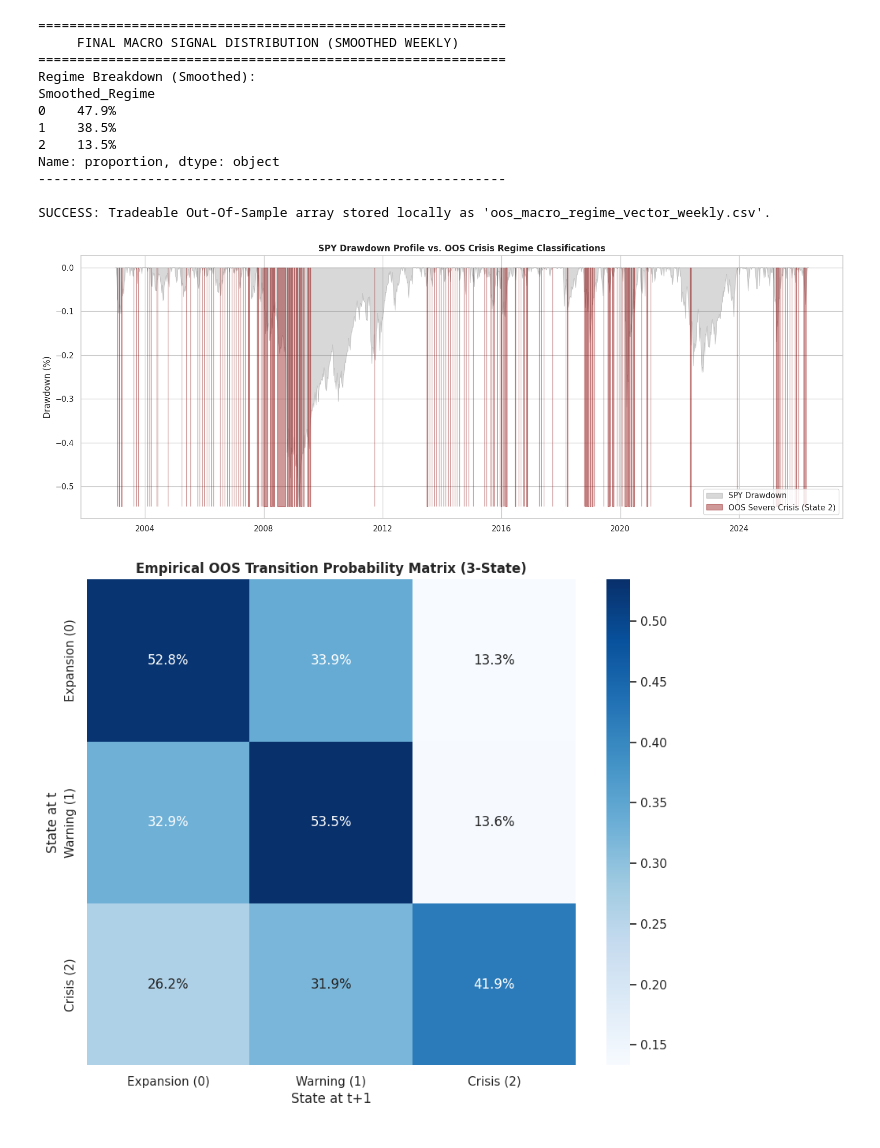
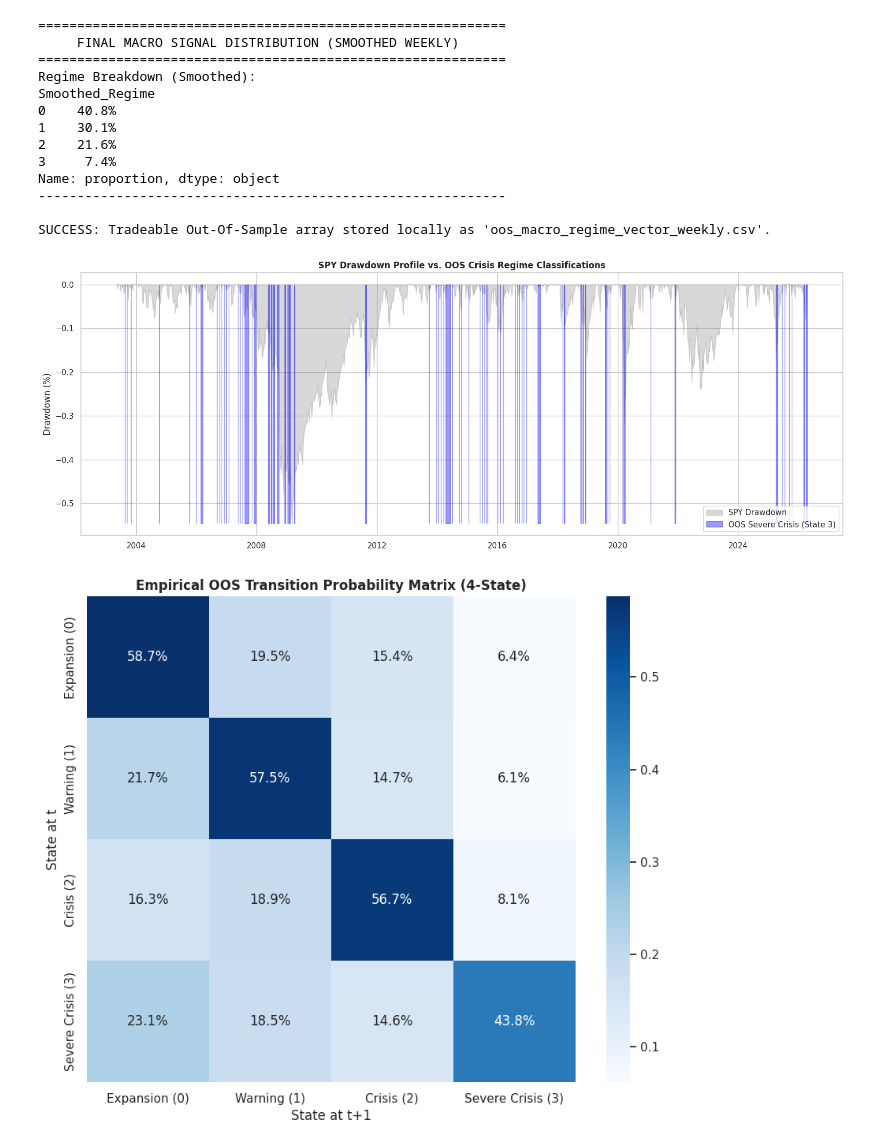
Before and after one commit to yuvipaloozie/Regime-Aware-Sector-Trading, a Jupyter notebook: notebooks/Regime_Classifier.ipynb, the cells around one changed output. Cells and saved outputs as stored; diff of their text form; code cells hidden in the pictures.

```diff
--- a/notebooks/Regime_Classifier.ipynb
+++ b/notebooks/Regime_Classifier.ipynb
@@ -25,7 +25,8 @@ eq_data = yf.download(['SPY', '^VIX'], start=START_DATE, end=END_DATE)['Close']
 eq_data.columns = ['SPY', 'VIX']
 
 print("Ingesting macro data from Federal Reserve (FRED)...")
-fred_data = web.DataReader(['T10Y2Y', 'STLFSI4'], 'fred', START_DATE, END_DATE)
+# Added CPIAUCSL (Consumer Price Index) for inflation tracking
+fred_data = web.DataReader(['T10Y2Y', 'STLFSI4', 'CPIAUCSL'], 'fred', START_DATE, END_DATE)
 
 # Point-in-Time Alignment:
 # 1. Join daily to preserve exact publication dates.
@@ -47,13 +48,17 @@ df_features['VIX_Level'] = df_weekly['VIX']
 df_features['Yield_Curve_Change_W'] = df_weekly['T10Y2Y'].diff(1)
 df_features['Financial_Stress'] = df_weekly['STLFSI4']
 
+# 3. Inflation Proxy (Month-over-Month CPI Growth)
+# Using 4-week lookback on the forward-filled CPI data to capture the monthly inflation rate
+df_features['Inflation_MoM'] = np.log(df_weekly['CPIAUCSL'] / df_weekly['CPIAUCSL'].shift(4))
+
 df_features = df_features.dropna()
 
 print("="*60)
 print("     AUGMENTED DICKEY-FULLER STATIONARITY TEST (WEEKLY)   ")
 print("="*60)
 
-features_to_use = ['SPY_Log_Ret_W', 'VIX_Level', 'Yield_Curve_Change_W', 'Financial_Stress']
+features_to_use = ['SPY_Log_Ret_W', 'VIX_Level', 'Yield_Curve_Change_W', 'Financial_Stress', 'Inflation_MoM']
 for feature in features_to_use:
     result = adfuller(df_features[feature])
     status = "STATIONARY (Pass)" if result[1] < 0.05 else "NON-STATIONARY (Warning)"
@@ -177,7 +183,7 @@ print("Initializing Robust Walk-Forward HMM Execution...")
 # Weekly Parameters
 STEP_SIZE = 4       # Retrain model every 4 weeks (approx. 1 month)
 WINDOW_SIZE = 260   # 5-year rolling training window (52 weeks * 5)
-N_STATES = 3        # <--- Changed to 3 States
+N_STATES = 4        # <--- Explicitly set to 4 States
 
 out_of_sample_predictions = []
 prediction_dates = []
@@ -220,7 +226,7 @@ for t in range(WINDOW_SIZE, len(df_features), STEP_SIZE):
     state_metrics.sort(key=lambda x: x[1], reverse=True)
 
     # Create mapping: {Original_Model_Label: New_Anchored_Label}
-    # Label 0 = Highest Return (Expansion), Label 2 = Lowest Return (Crisis)
+    # Label 0 = Highest Return (Expansion), Label 3 = Lowest Return (Severe Crisis)
     label_map = {old_idx: new_idx for new_idx, (old_idx, _) in enumerate(state_metrics)}
 
     # Predict Out-of-Sample and apply the strict mapping
@@ -366,10 +374,11 @@ df_export['Smoothed_Regime'] = df_export['Smoothed_Regime'].astype(int)
 conditions = [
     df_export['Smoothed_Regime'] == 0, # Expansion
     df_export['Smoothed_Regime'] == 1, # Warning
-    df_export['Smoothed_Regime'] == 2  # Crisis
+    df_export['Smoothed_Regime'] == 2, # Crisis
+    df_export['Smoothed_Regime'] == 3  # Severe Crisis
 ]
-# Adjusted choices to reflect weekly sector rotation confidence for 3 states
-choices = [1.0, 0.6, 0.0]
+# Adjusted choices to reflect weekly sector rotation confidence for 4 states
+choices = [1.0, 0.8, 0.5, 0.0]
 
 df_export['Risk_Scalar'] = np.select(conditions, choices, default=1.0)
 
@@ -389,9 +398,10 @@ print(f"\nSUCCESS: Tradeable Out-Of-Sample array stored locally as '{output_file
 ============================================================
 Regime Breakdown (Smoothed):
 Smoothed_Regime
-0    47.9%
-1    38.5%
-2    13.5%
+0    40.8%
+1    30.1%
+2    21.6%
+3     7.4%
 Name: proportion, dtype: object
 ------------------------------------------------------------
 
@@ -406,10 +416,10 @@ drawdown = (cum_returns - peak) / peak
 plt.figure(figsize=(16, 6))
 plt.fill_between(drawdown.index, drawdown, 0, color='gray', alpha=0.3, label='SPY Drawdown')
 
-# Shade Crisis Regimes (State 2) in Dark Red
-crisis_mask = (df_oos['OOS_Regime'] == 2)
+# Shade Severe Crisis Regimes (State 3) in Blue
+crisis_mask = (df_oos['OOS_Regime'] == 3)
 plt.fill_between(drawdown.index, drawdown.min(), 0,
-                 where=crisis_mask, color='darkred', alpha=0.4, label='OOS Severe Crisis (State 2)')
+                 where=crisis_mask, color='blue', alpha=0.4, label='OOS Severe Crisis (State 3)')
 
 plt.title('SPY Drawdown Profile vs. OOS Crisis Regime Classifications', fontweight='bold')
 plt.ylabel('Drawdown (%)')
@@ -417,30 +427,30 @@ plt.legend(loc='lower right')
 plt.tight_layout()
 plt.show()
 # %% [output]
-[figure, old version]
+[figure, new version]
 # %%
 # --- NEW CELL: Transition Probability Heatmap ---
 from sklearn.metrics import confusion_matrix
 import seaborn as sns
 import matplotlib.pyplot as plt
 
 # Shift the OOS regime vector by 1 day to see t -> t+1 transitions
 oos_current = df_oos['OOS_Regime'].iloc[:-1]
 oos_next = df_oos['OOS_Regime'].iloc[1:]
 
 # Calculate raw transition counts and normalize by row (current state)
 trans_matrix = confusion_matrix(oos_current, oos_next, normalize='true')
 
 plt.figure(figsize=(10, 8))
-labels = ['Expansion (0)', 'Warning (1)', 'Crisis (2)']
+labels = ['Expansion (0)', 'Warning (1)', 'Crisis (2)', 'Severe Crisis (3)']
 sns.heatmap(trans_matrix, annot=True, fmt=".1%", cmap="Blues",
             xticklabels=labels, yticklabels=labels)
-plt.title('Empirical OOS Transition Probability Matrix (3-State)', fontweight='bold')
+plt.title('Empirical OOS Transition Probability Matrix (4-State)', fontweight='bold')
 plt.xlabel('State at t+1')
 plt.ylabel('State at t')
 plt.show()
 # %% [output]
-[figure, old version]
+[figure, new version]
 # %%
 # --- REVISED Cell 9: Strategy Backtest vs Buy & Hold (Weekly) ---
 import matplotlib.pyplot as plt
```
Also changed, not shown: parts of 5 cells of this notebook.
